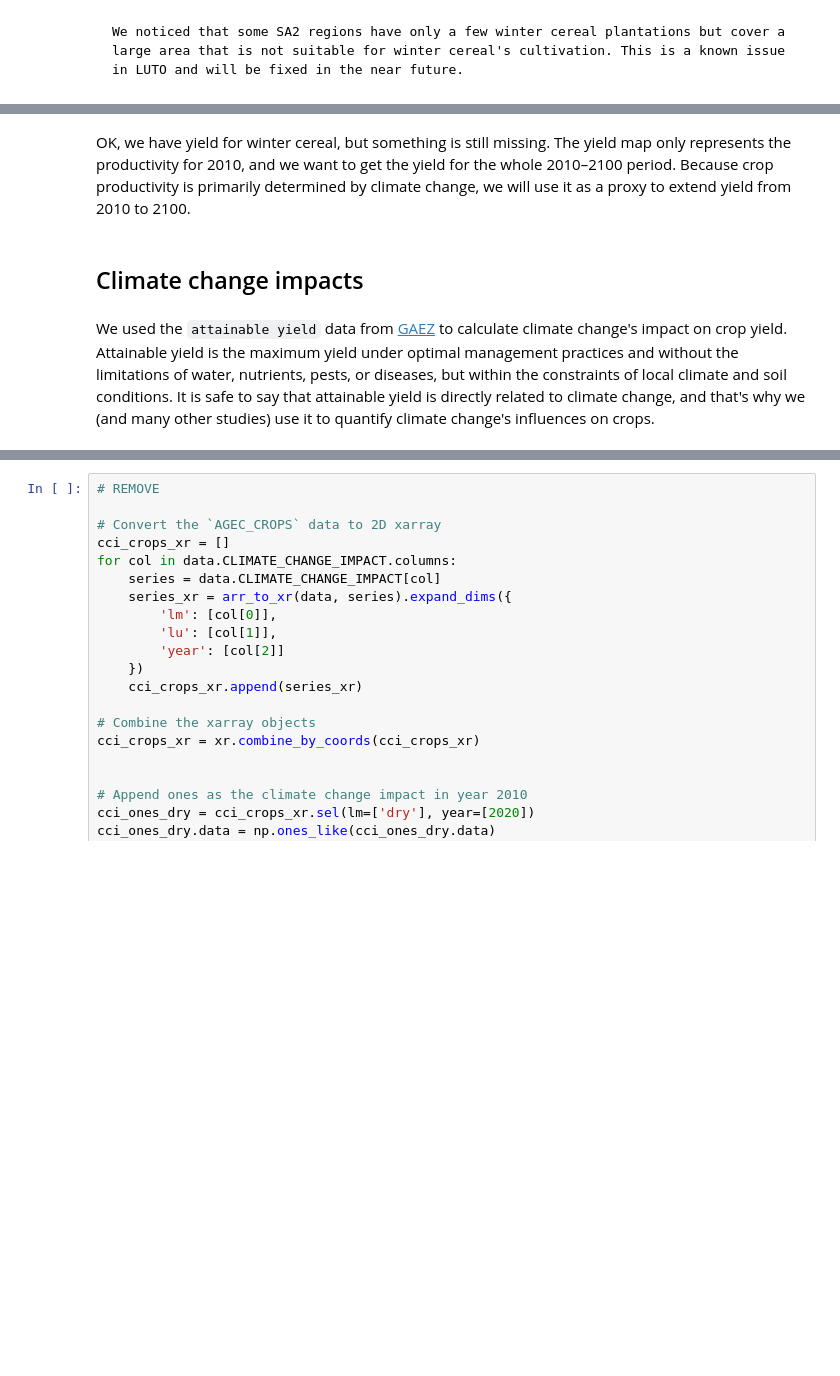
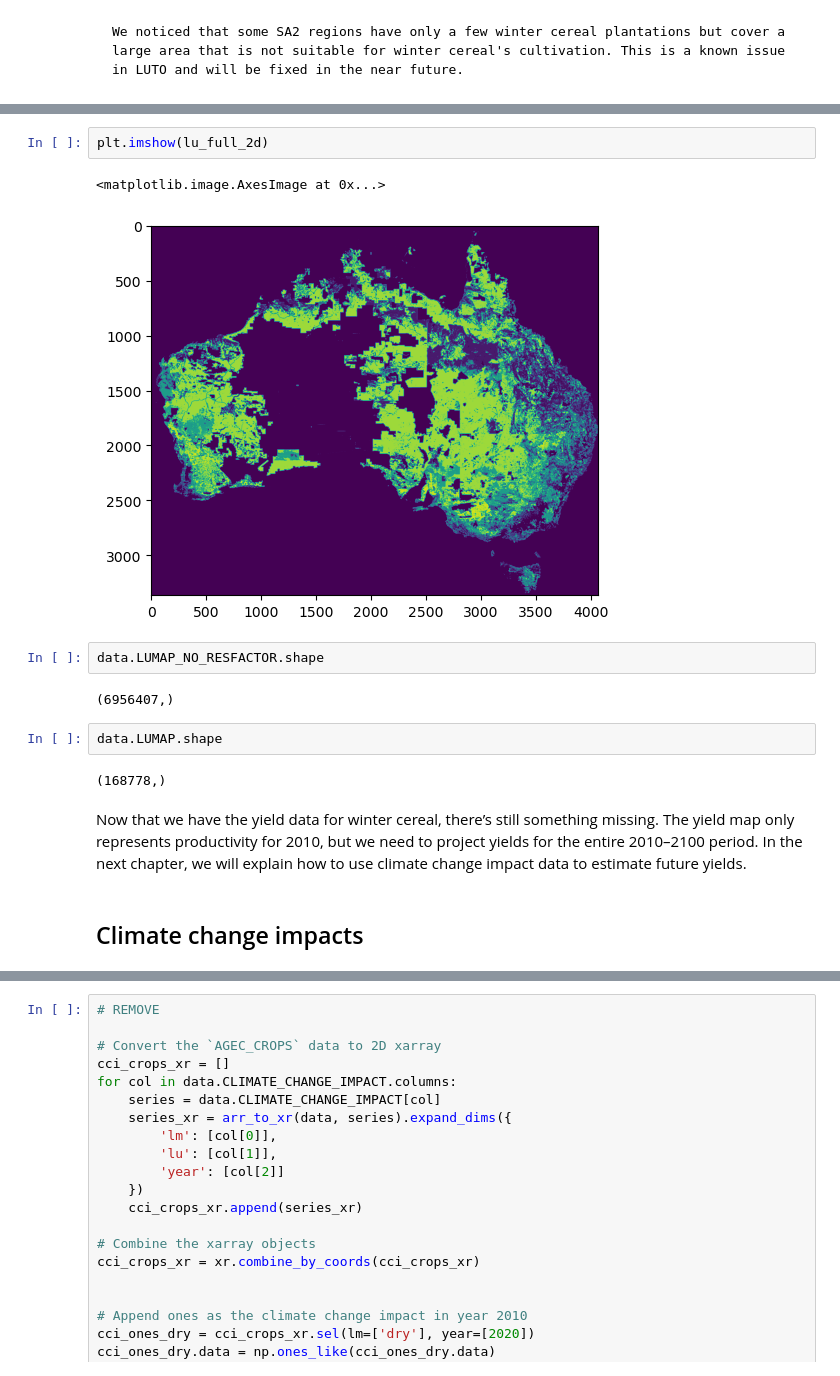
Before and after one commit to JinzhuWANG/LUTO_manual, a Jupyter notebook: _sources/Chap_1_LUTO_overview-2.ipynb, the cells around one changed output, grey strips where cells are left out. Cells and saved outputs as stored; diff of their text form; blank space fills up the shorter version.

```diff
--- a/_sources/Chap_1_LUTO_overview-2.ipynb
+++ b/_sources/Chap_1_LUTO_overview-2.ipynb
@@ -221,6 +466,17 @@ We noticed that some SA2 regions have only a few winter cereal plantations but c
+# %%
+plt.imshow(lu_full_2d)
+# %% [output]
+<matplotlib.image.AxesImage at 0x...>
+[figure, added]
+# %%
+data.LUMAP_NO_RESFACTOR.shape
+# %% [output]
+(6956407,)
+# %%
+data.LUMAP.shape
+# %% [output]
+(168778,)
 # %% [markdown]
-OK, we have yield for winter cereal, but something is still missing. The yield map only represents the productivity for 2010, and we want to get the yield for the whole 2010–2100 period. Because crop productivity is primarily determined by climate change, we will use it as a proxy to extend yield from 2010 to 2100.
+Now that we have the yield data for winter cereal, there’s still something missing. The yield map only represents productivity for 2010, but we need to project yields for the entire 2010–2100 period. In the next chapter, we will explain how to use climate change impact data to estimate future yields.
 # %% [markdown]
 ## Climate change impacts
-# %% [markdown]
-We used the `attainable yield` data from [GAEZ](https://gaez.fao.org/) to calculate climate change's impact on crop yield. Attainable yield is the maximum yield under optimal management practices and without the limitations of water, nutrients, pests, or diseases, but within the constraints of local climate and soil conditions. It is safe to say that attainable yield is directly related to climate change, and that's why we (and many other studies) use it to quantify climate change's influences on crops.
```
Also changed, not shown: parts of 75 cells of this notebook, 17 other files.
